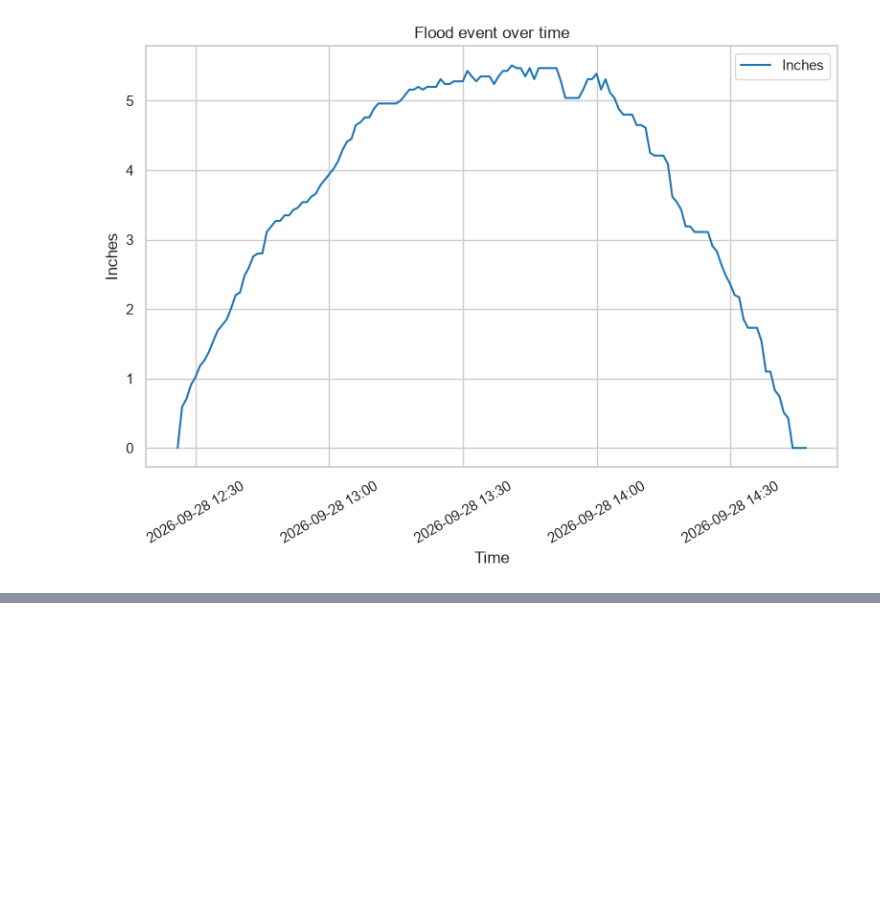
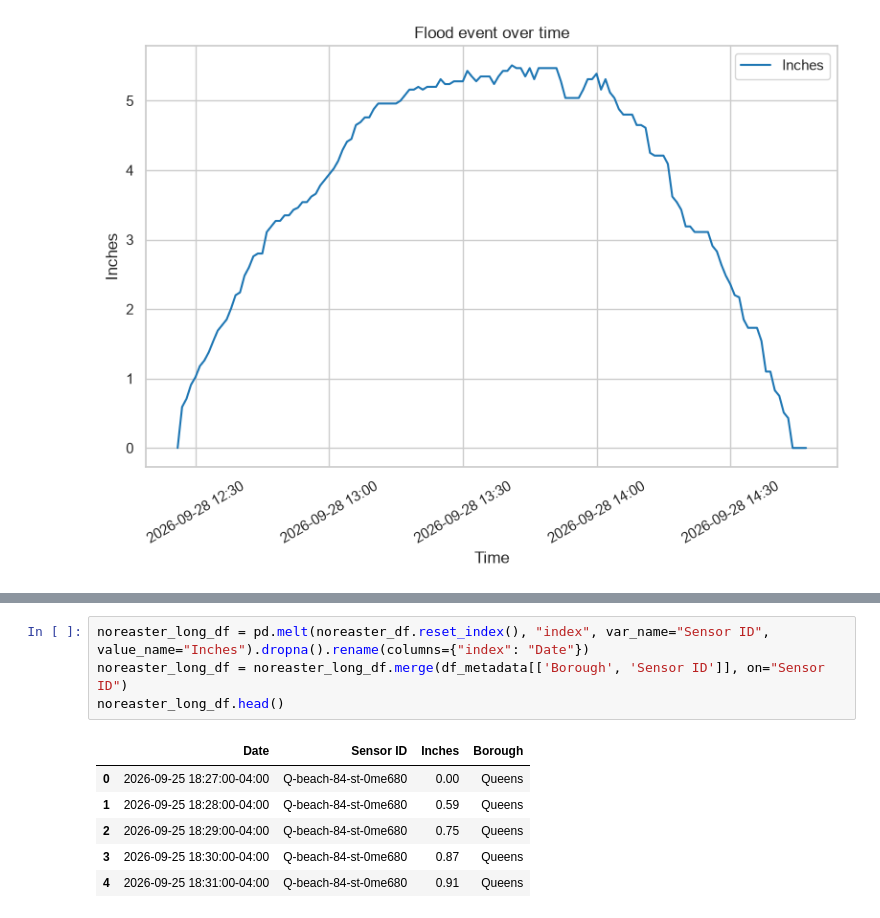
Before and after one commit to peterjakubowski/FloodNet-NYC-Street-Flooding, a Jupyter notebook: notebooks/floodnet_nyc_street_flooding.ipynb, the cells around one changed output, grey strips where cells are left out. Drawn from its saved outputs; the diff is of its cells as text; blank space fills up the shorter version.

```diff
--- a/notebooks/floodnet_nyc_street_flooding.ipynb
+++ b/notebooks/floodnet_nyc_street_flooding.ipynb
@@ -740,0 +813,11 @@ plt.show()
+# %%
+noreaster_long_df = pd.melt(noreaster_df.reset_index(), "index", var_name="Sensor ID", value_name="Inches").dropna().rename(columns={"index": "Date"})
+noreaster_long_df = noreaster_long_df.merge(df_metadata[['Borough', 'Sensor ID']], on="Sensor ID")
+noreaster_long_df.head()
+# %% [output]
+|  | Date | Sensor ID | Inches | Borough |
+| 0 | 2026-09-25 18:27:00-04:00 | Q-beach-84-st-0me680 | 0.00 | Queens |
+| 1 | 2026-09-25 18:28:00-04:00 | Q-beach-84-st-0me680 | 0.59 | Queens |
+| 2 | 2026-09-25 18:29:00-04:00 | Q-beach-84-st-0me680 | 0.75 | Queens |
+| 3 | 2026-09-25 18:30:00-04:00 | Q-beach-84-st-0me680 | 0.87 | Queens |
+| 4 | 2026-09-25 18:31:00-04:00 | Q-beach-84-st-0me680 | 0.91 | Queens |
```
Also changed, not shown: parts of 18 cells of this notebook.
